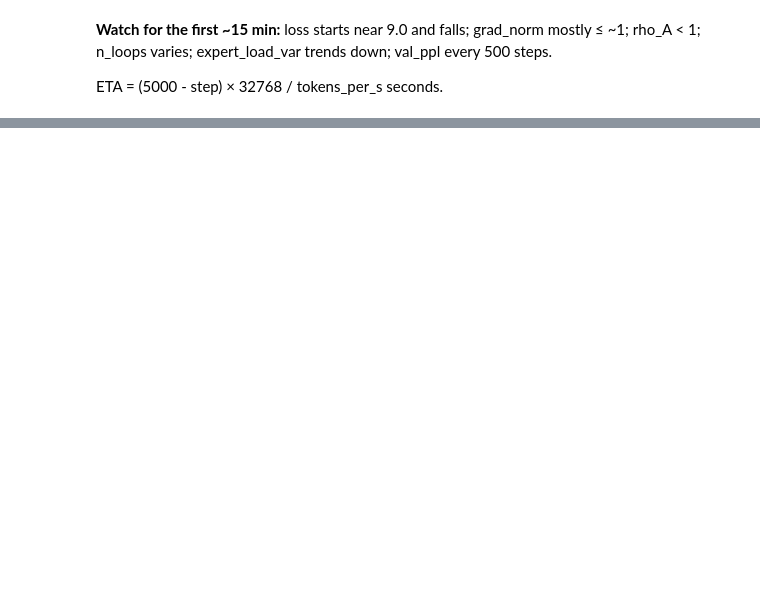
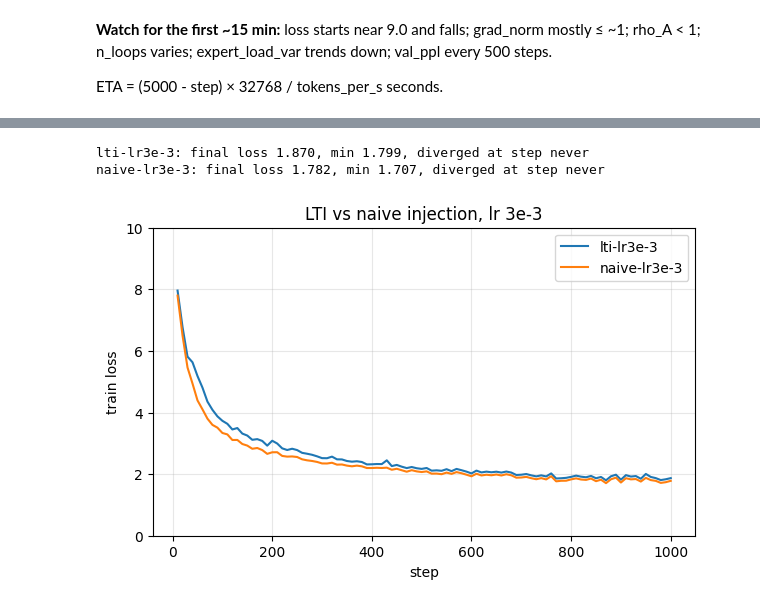
Before and after one commit to asherk7/Ouroboros, a Jupyter notebook: training/train.ipynb, the cells around one changed output, grey strips where cells are left out. Drawn from its saved outputs; the diff is of its cells as text; code cells hidden in the pictures; blank space fills up the shorter version.

Commit message:
chore: add training logs, results data, tokenizer, and update scripts and documentation

```diff
--- a/training/train.ipynb
+++ b/training/train.ipynb
@@ -64,0 +184,11 @@ ETA = (5000 - step) × 32768 / tokens_per_s seconds.
+# %%
+# metric 2: stability runs (~35 min each). own ckpt dirs and logs, so they never resume
+# from the main run. skips a run whose final.pt already exists. if neither diverges,
+# set STAB_LR = "1e-2" and rerun (new names, so nothing is overwritten)
+STAB_LR = "3e-3"
+for name, flag in [(f"lti-lr{STAB_LR}", ""), (f"naive-lr{STAB_LR}", "--no-lti")]:
+    ckpt = f"{DRIVE}/stability/{name}"
+    if os.path.exists(f"{ckpt}/final.pt"):
+        print(f"{name}: already done")
+        continue
+    !python -u training/train.py --lr {STAB_LR} --max-steps 1000 --ckpt-dir {ckpt} {flag} 2>&1 | tee {DRIVE}/{name}.log
@@ -64,0 +213,26 @@ ETA = (5000 - step) × 32768 / tokens_per_s seconds.
+# %%
+# plot the stability loss curves from the logs + summary
+def read_log(path):
+    steps, losses, rhos = [], [], []
+    for line in open(path):
+        m = re.match(r"step (\d+) \| loss (\S+)", line)
+        if m:
+            steps.append(int(m[1]))
+            losses.append(float(m[2]))  # float() parses "nan" / "inf" too
+    return steps, losses
+
+fig, ax = plt.subplots(figsize=(7, 4))
+for name in [f"lti-lr{STAB_LR}", f"naive-lr{STAB_LR}"]:
+    steps, losses = read_log(f"{DRIVE}/{name}.log")
+    ax.plot(steps, losses, label=name)
+    bad = [s for s, l in zip(steps, losses) if not l == l or l > 20]  # nan or blown up
+    print(f"{name}: final loss {losses[-1]:.3f}, min {min(losses):.3f}, "
+          f"diverged at step {bad[0] if bad else 'never'}")
+ax.set_xlabel("step"); ax.set_ylabel("train loss"); ax.set_ylim(0, 10)
+ax.legend(); ax.grid(alpha=0.3); ax.set_title(f"LTI vs naive injection, lr {STAB_LR}")
+fig.savefig(f"{RESULTS}/stability_lr{STAB_LR}.png", dpi=150)
+plt.show()
+# %% [output]
+lti-lr3e-3: final loss 1.870, min 1.799, diverged at step never
+naive-lr3e-3: final loss 1.782, min 1.707, diverged at step never
+[figure, added]
```
Also changed, not shown: parts of 11 cells of this notebook, 12 other files.
